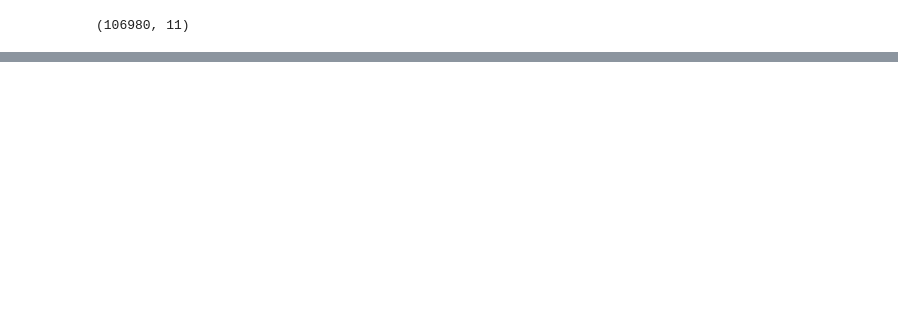
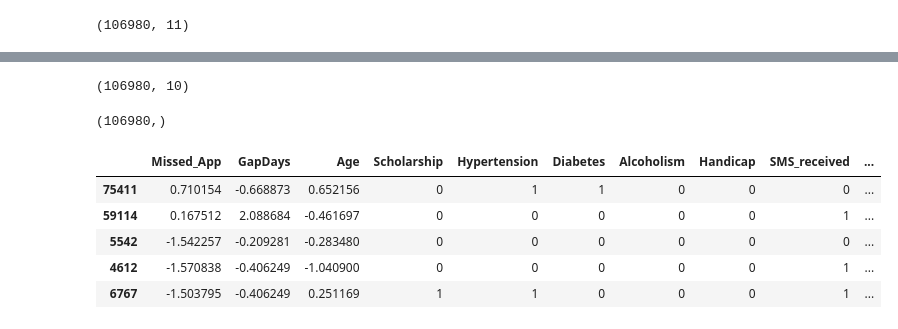
Before and after one commit to Milan1508/HealthCare_Data_Analysis, a Jupyter notebook: model_logistic.ipynb, the cells around one changed output, grey strips where cells are left out. Drawn from its saved outputs; the diff is of its cells as text; code cells hidden in the pictures; blank space fills up the shorter version.

```diff
--- a/model_logistic.ipynb
+++ b/model_logistic.ipynb
@@ -26,3 +26,7 @@ df.head()
 df.shape
 # %% [output]
 (106980, 11)
+# %%
+Y = df.show
+df.drop('show', inplace= True, axis= 1)
+Y.value_counts()
@@ -28,0 +37,3 @@ df.shape
+# %%
+X = df
+X.head()
@@ -28,0 +47,23 @@ df.shape
+# %%
+X.shape
+# %% [output]
+(106980, 10)
+# %%
+Y.shape
+# %% [output]
+(106980,)
+# %%
+X_train, X_test, y_train , y_test = train_test_split(X,Y, train_size=0.7, test_size=0.3, random_state=100)
+# %%
+scaler = StandardScaler()
+
+X_train[["Missed_App", "GapDays", "Age"]] = scaler.fit_transform(X_train[["Missed_App", "GapDays", "Age"]])
+# %%
+X_train.head()
+# %% [output]
+|  | Missed_App | GapDays | Age | Scholarship | Hypertension | Diabetes | Alcoholism | Handicap | SMS_received | ... |
+| 75411 | 0.710154 | -0.668873 | 0.652156 | 0 | 1 | 1 | 0 | 0 | 0 | ... |
+| 59114 | 0.167512 | 2.088684 | -0.461697 | 0 | 0 | 0 | 0 | 0 | 1 | ... |
+| 5542 | -1.542257 | -0.209281 | -0.283480 | 0 | 0 | 0 | 0 | 0 | 0 | ... |
+| 4612 | -1.570838 | -0.406249 | -1.040900 | 0 | 0 | 0 | 0 | 0 | 1 | ... |
+| 6767 | -1.503795 | -0.406249 | 0.251169 | 1 | 1 | 0 | 0 | 0 | 1 | ... |
```
Also changed, not shown: parts of 32 cells of this notebook.
